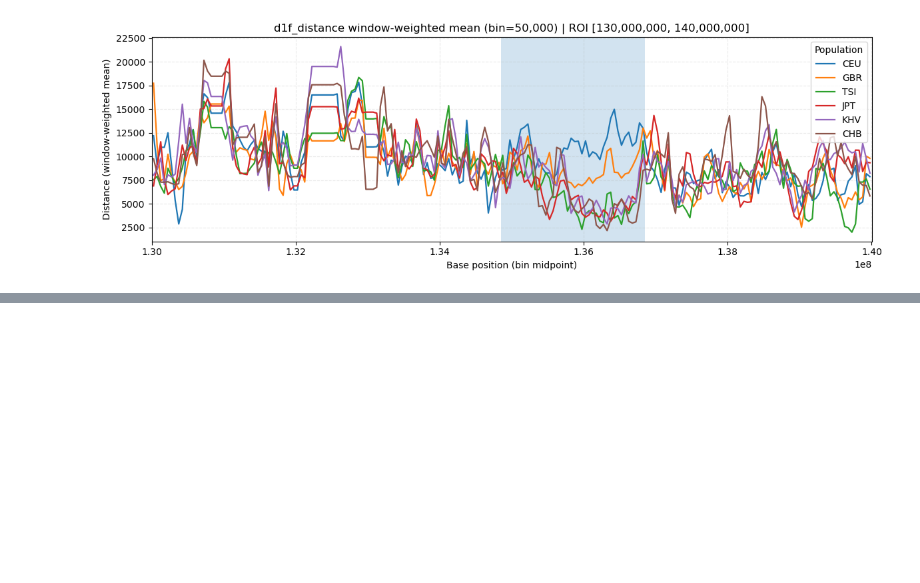
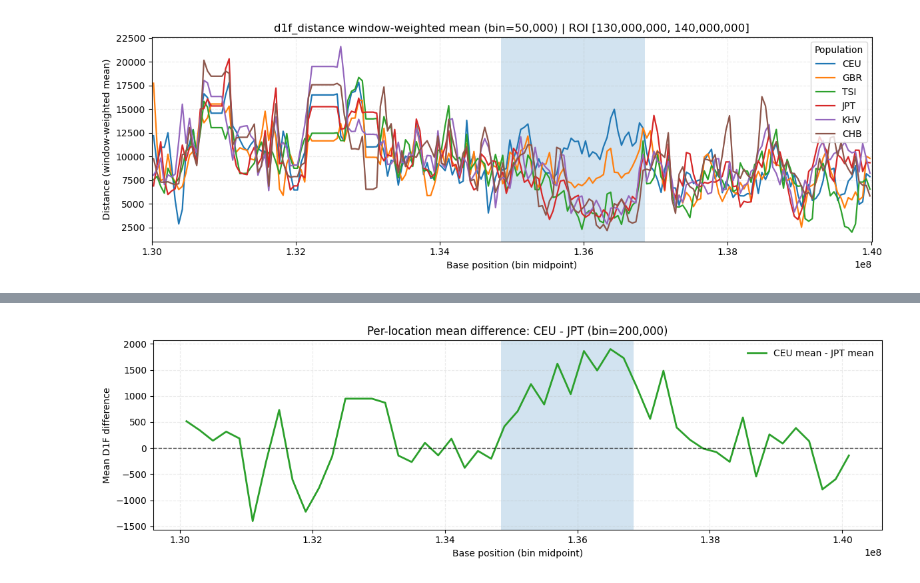
Before and after one commit to shinorimax/Selective-Sweep-Simulation, a Jupyter notebook: 1000Genomes/1000GenomesAnalysis.ipynb, the cells around one changed output, grey strips where cells are left out. Cells and saved outputs as stored; diff of their text form; code cells hidden in the pictures; blank space fills up the shorter version.

```diff
--- a/1000Genomes/1000GenomesAnalysis.ipynb
+++ b/1000Genomes/1000GenomesAnalysis.ipynb
@@ -312,0 +439,24 @@ plt.show()
+# %%
+# CEU-JPT mean D1F difference per location (same bins as above)
+diff_mean = pop_stats['CEU']['mean'] - pop_stats['JPT']['mean']
+mask = np.isfinite(diff_mean)
+
+fig, ax = plt.subplots(figsize=(12, 3.8))
+ax.plot(bin_mid[mask], diff_mean[mask], color='tab:green', linewidth=2.0, label='CEU mean - JPT mean')
+ax.axhline(0.0, color='black', linewidth=1.0, linestyle='--', alpha=0.7)
+
+pos = 135_851_076
+half = 1_000_000
+L = pos - half
+R = pos + half
+ax.axvspan(L, R, alpha=0.2)
+
+ax.set_xlabel('Base position (bin midpoint)')
+ax.set_ylabel('Mean D1F difference')
+ax.set_title(f'Per-location mean difference: CEU - JPT (bin={bin_size:,})')
+ax.grid(alpha=0.25, linestyle='--')
+ax.legend(frameon=False)
+fig.tight_layout()
+plt.show()
+# %% [output]
+[figure, added]
```
Also changed, not shown: parts of 3 cells of this notebook, 12 other files.
